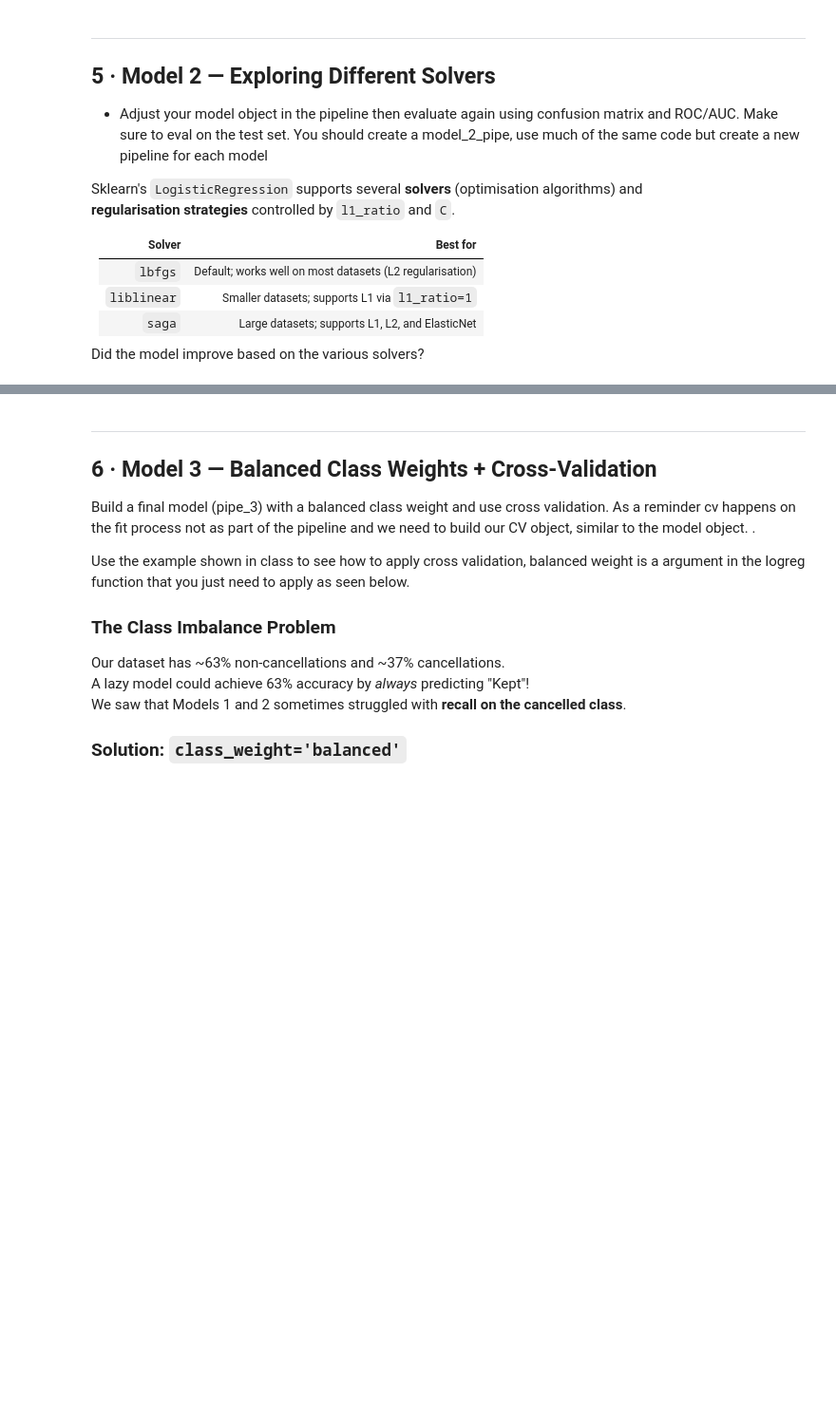
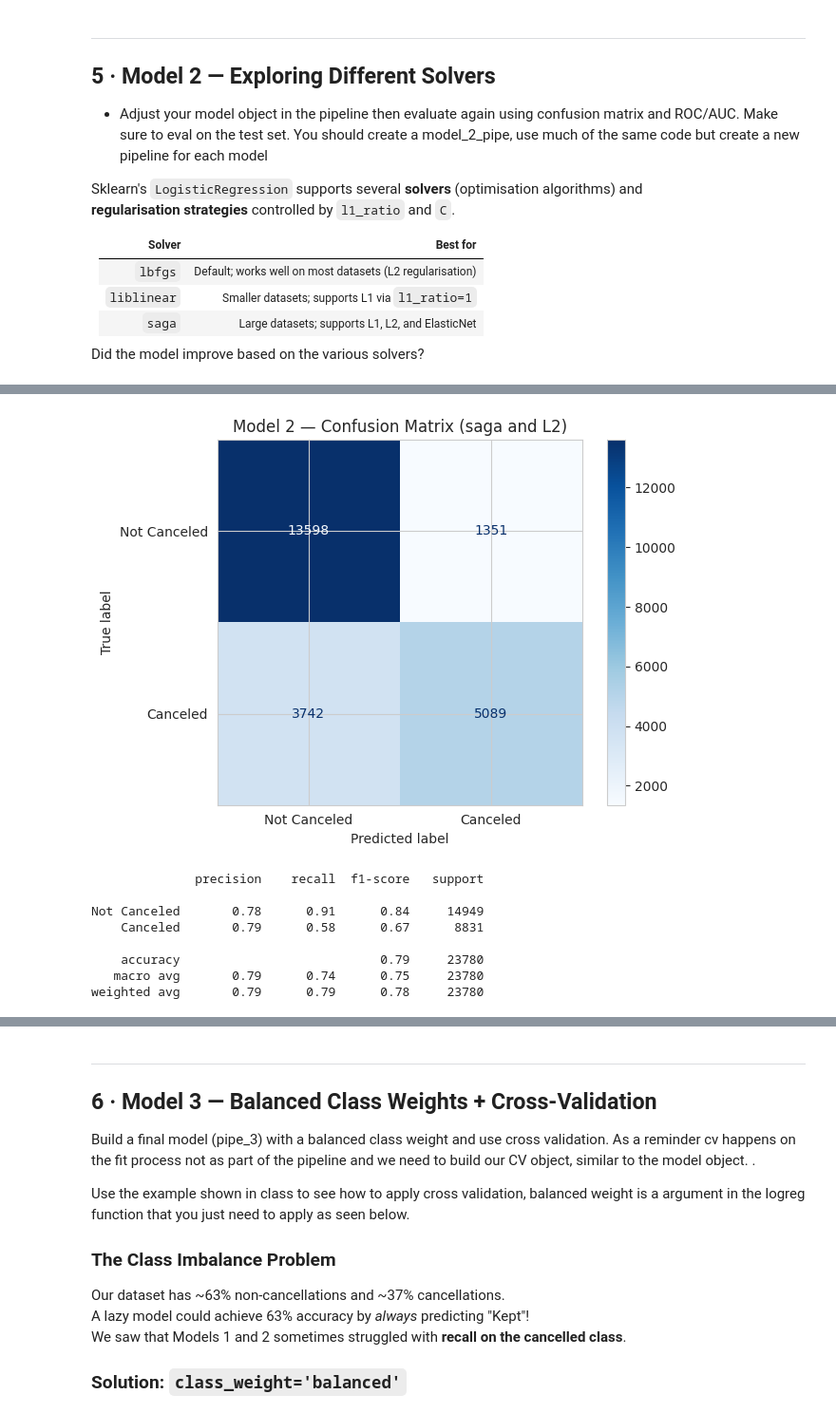
Before and after one commit to nhorton06/week_8, a Jupyter notebook: hotel_cancellation_lab.ipynb, the cells around one changed output, grey strips where cells are left out. Shown at 95% size. Saved outputs shown, nothing was run; the diff lists cells and outputs as text; code cells hidden in the pictures; blank space fills up the shorter version.

Commit message:
Finish basic models, can improve later

```diff
--- a/hotel_cancellation_lab.ipynb
+++ b/hotel_cancellation_lab.ipynb
@@ -329,3 +329,16 @@ Sklearn's `LogisticRegression` supports several **solvers** (optimisation algori
 
 
 Did the model improve based on the various solvers?
+# %%
+# Model 2
+preprocess2 = ColumnTransformer(transformers = [
+    ('cat', OneHotEncoder(handle_unknown = 'ignore', sparse_output = False), CATEGORICAL),
+    ('num', MinMaxScaler(), NUMERIC)
+])
+
+pipe2 = Pipeline(steps = [
+    ('prep', preprocess2),
+    ('model', LogisticRegression(solver = 'saga', penalty = 'l2', C = 0.1, max_iter = 1000, random_state = 100)) # use saga since this dataset is quite large (over 100k rows, so it would make sense to try this rather than liblinear)
+])
+
+pipe2.fit(X_train, y_train)
@@ -331,0 +363,23 @@ Did the model improve based on the various solvers?
+# %%
+# Evaluate Model 2
+y_pred2 = pipe2.predict(X_test)
+y_prob2 = pipe2.predict_proba(X_test)[:, 1]
+
+cm2 = confusion_matrix(y_test, y_pred2)
+disp2 = ConfusionMatrixDisplay(confusion_matrix = cm2, display_labels=['Not Canceled', 'Canceled'])
+disp2.plot(cmap = 'Blues')
+plt.title('Model 2 — Confusion Matrix (saga and L2)')
+plt.tight_layout()
+plt.show()
+
+print(classification_report(y_test, y_pred2, target_names = ['Not Canceled', 'Canceled']))
+# %% [output]
+[figure, added]
+              precision    recall  f1-score   support
+
+Not Canceled       0.78      0.91      0.84     14949
+    Canceled       0.79      0.58      0.67      8831
+
+    accuracy                           0.79     23780
+   macro avg       0.79      0.74      0.75     23780
+weighted avg       0.79      0.79      0.78     23780
```
Also changed, not shown: parts of 16 cells of this notebook.
